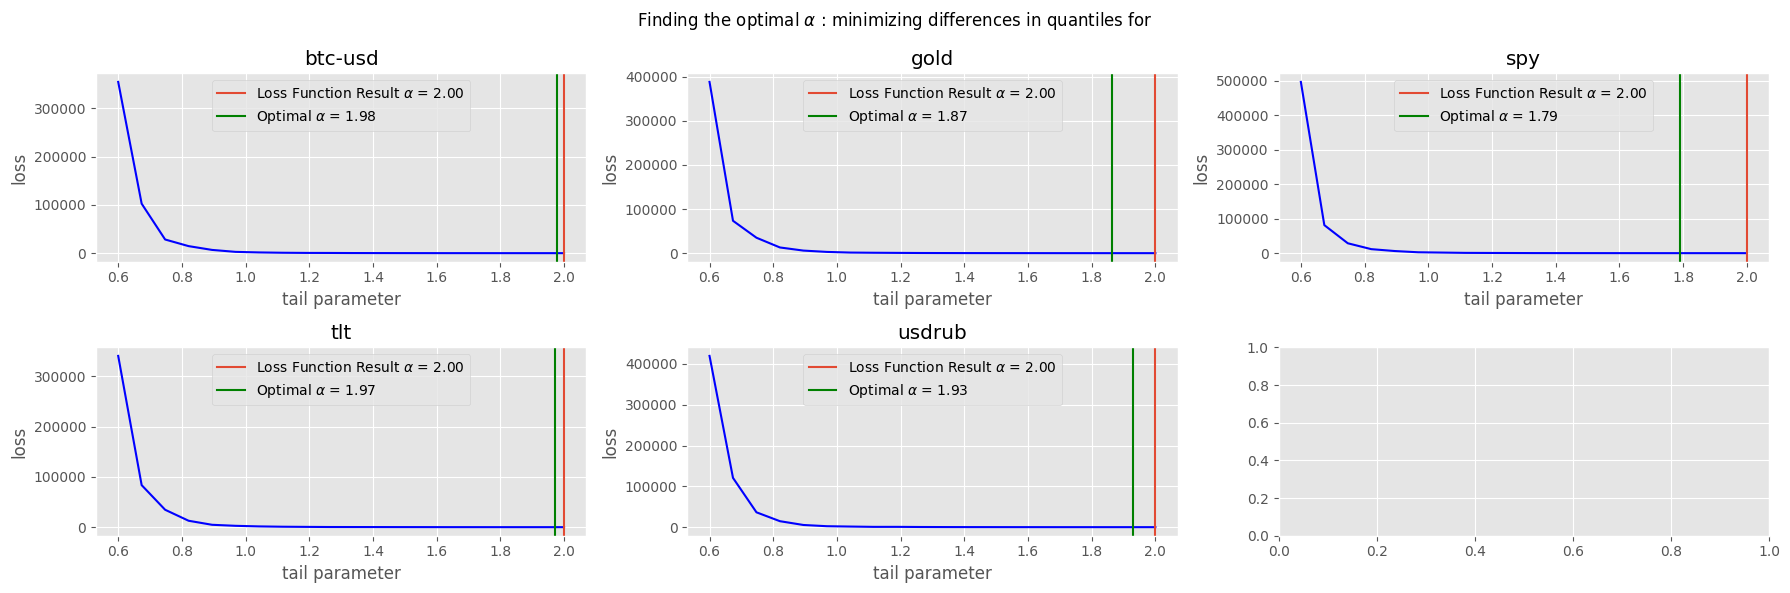
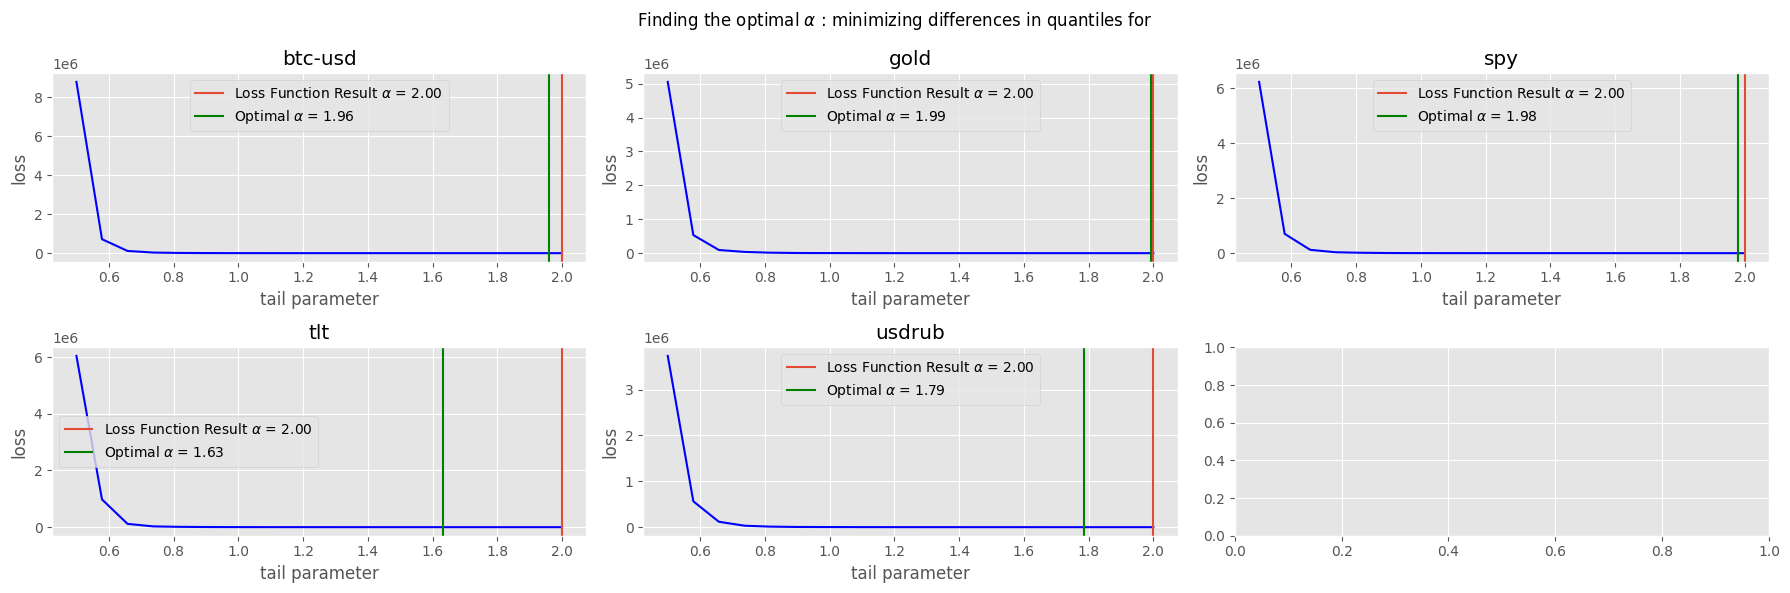
Unified diff of the notebook cell whose output changed from the first chart to the second:
--- before
+++ after
@@ -2,8 +2,8 @@
 axes = axes.flatten()
 
-for i, (ticker, loss) in enumerate(losses.items()):
-    axes[i].plot(alphas, loss, c='b')
-    axes[i].axvline(x=alphas[np.argmin(loss)],
-                    label='Loss Function Result ' + r'$\alpha$ = ' + f'{alphas[np.argmin(loss)]:.2f}')
+for i, (ticker, l) in enumerate(losses.items()):
+    axes[i].plot(alphas, l, c='b')
+    axes[i].axvline(x=alphas[np.argmin(l)],
+                    label='Loss Function Result ' + r'$\alpha$ = ' + f'{alphas[np.argmin(l)]:.2f}')
     axes[i].axvline(x=optimal_alphas[ticker][0].x, color='g',
                     label='Optimal ' + r'$\alpha$ = ' + f'{optimal_alphas[ticker][0].x:.2f}')

Commit: change alphas interval